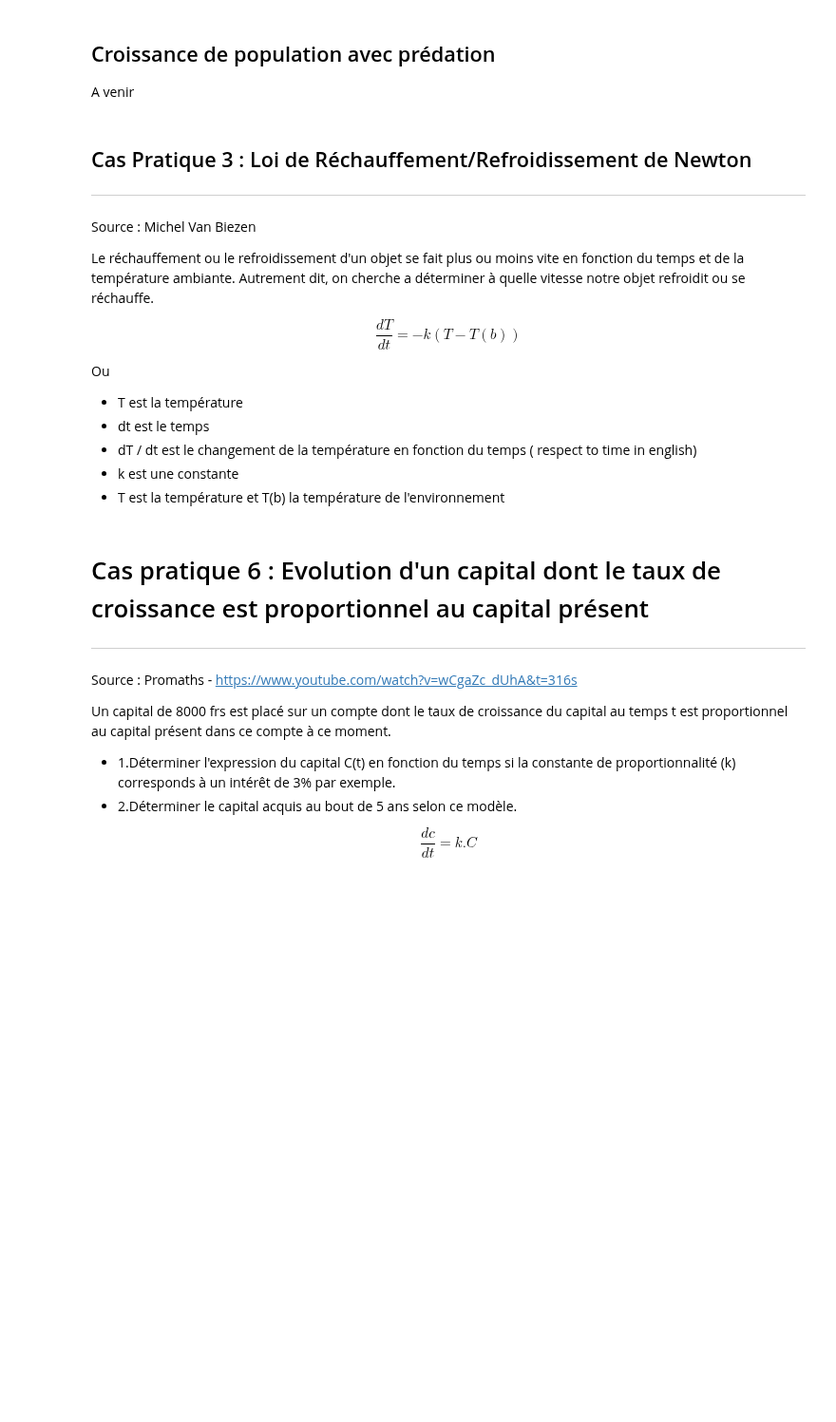
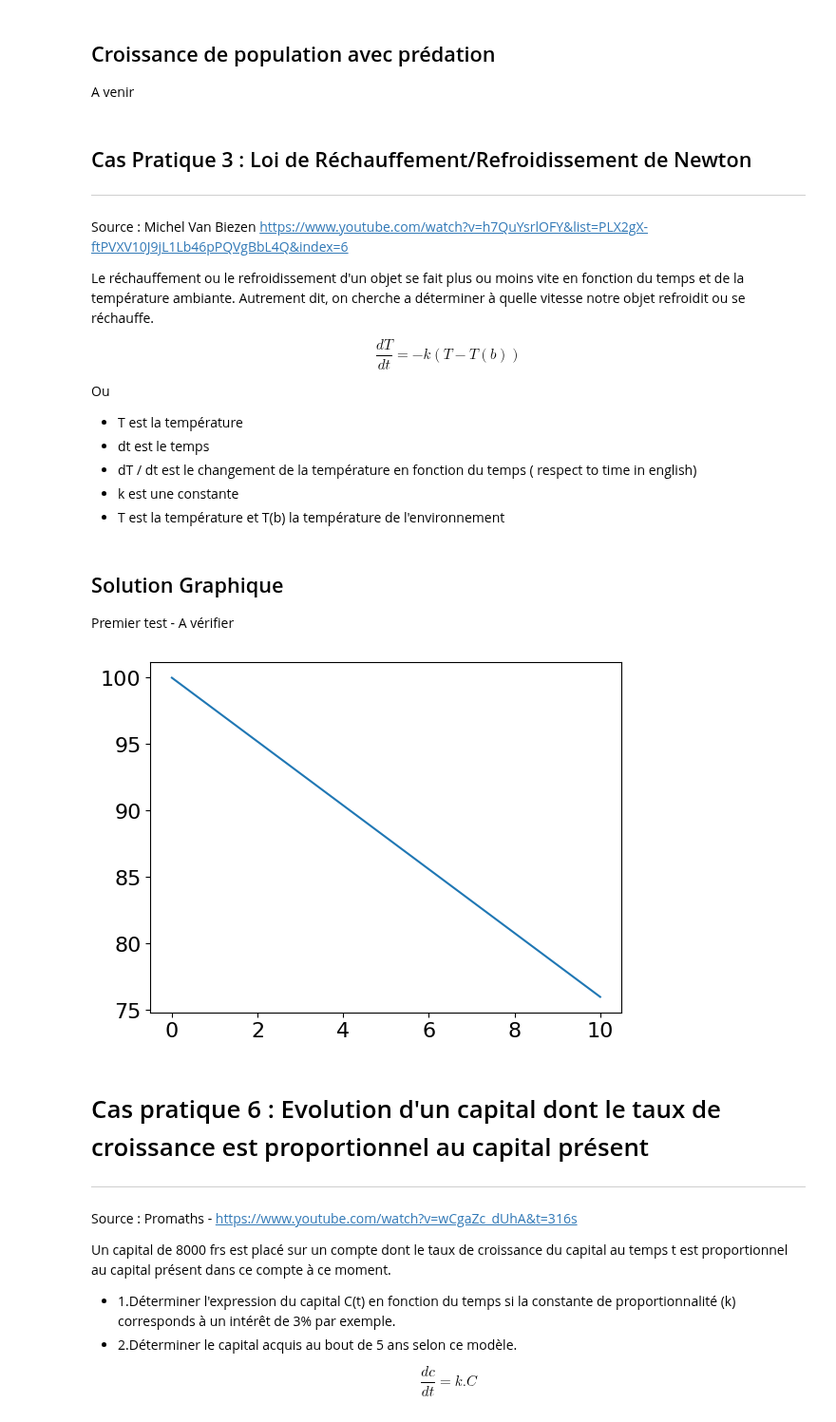
Before and after one commit to estellederrien/python-data-science, a Jupyter notebook: 05. Mathématiques/05. Equations différentielles/01. Equations differentielles en python.ipynb, the cells around one changed output. Shown at 95% size. Saved outputs shown, nothing was run; the diff lists cells and outputs as text; code cells hidden in the pictures; blank space fills up the shorter version.

```diff
--- a/05. Mathématiques/05. Equations différentielles/01. Equations differentielles en python.ipynb
+++ b/05. Mathématiques/05. Equations différentielles/01. Equations differentielles en python.ipynb
@@ -1167,6 +1170,7 @@ A venir
 --------------------------------------------------------------------------------------------------------
 
 Source :  Michel Van Biezen
+https://www.youtube.com/watch?v=h7QuYsrlOFY&list=PLX2gX-ftPVXV10J9jL1Lb46pPQVgBbL4Q&index=6
 
 Le réchauffement ou le refroidissement d'un objet se fait plus ou moins vite en fonction du temps et de la température ambiante.
 Autrement dit, on cherche a déterminer à quelle vitesse notre objet refroidit ou se réchauffe.
@@ -1182,6 +1186,35 @@ Ou
 - dT / dt est le changement de la température en fonction du temps ( respect to time in english)
 - k est une constante
 - T est la température et T(b) la température de l'environnement
+# %% [markdown]
+## Solution Graphique
+
+Premier test - A vérifier
+# %%
+
+k = 0.03 # Taux de refroidissement
+T = 100 # Température de l'objet
+Tb = 20 # Témpérature ambiante
+
+# Equation
+def deriv (y,x) :
+    return   -k * ( T - Tb )
+
+#  Time points
+x = np.linspace ( 0 , 10)
+
+# Condition initiale
+y0 = 100
+
+# Résoudre l'équation diff
+solution = odeint ( deriv , y0 , x )
+y = solution [ : , 0 ]
+
+# Dessiner le résultat
+plt.plot ( x , y )
+plt.show()
+# %% [output]
+[figure, added]
 # %% [markdown]
 # Cas pratique 6 : Evolution d'un capital dont le taux de croissance est proportionnel au capital présent
 --------------------------------------------------------------------------------------------------
```
Also changed, not shown: parts of 3 cells of this notebook.
